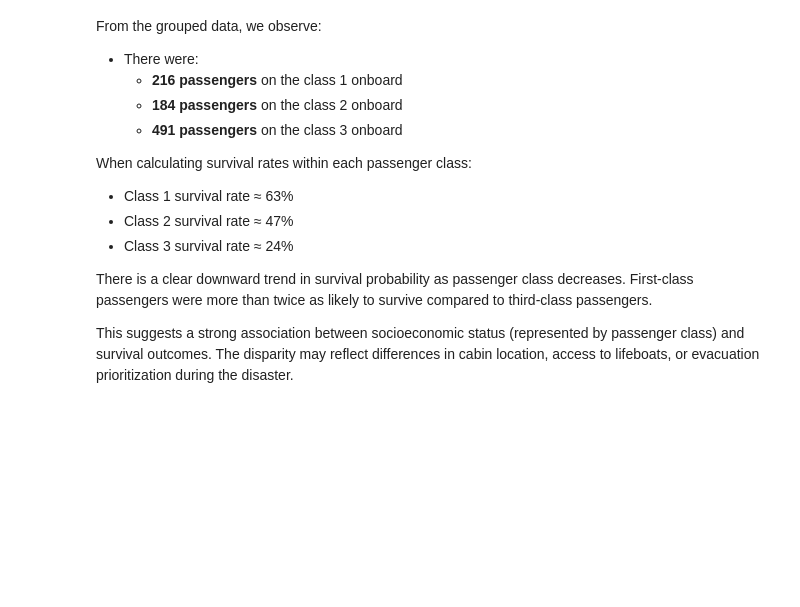
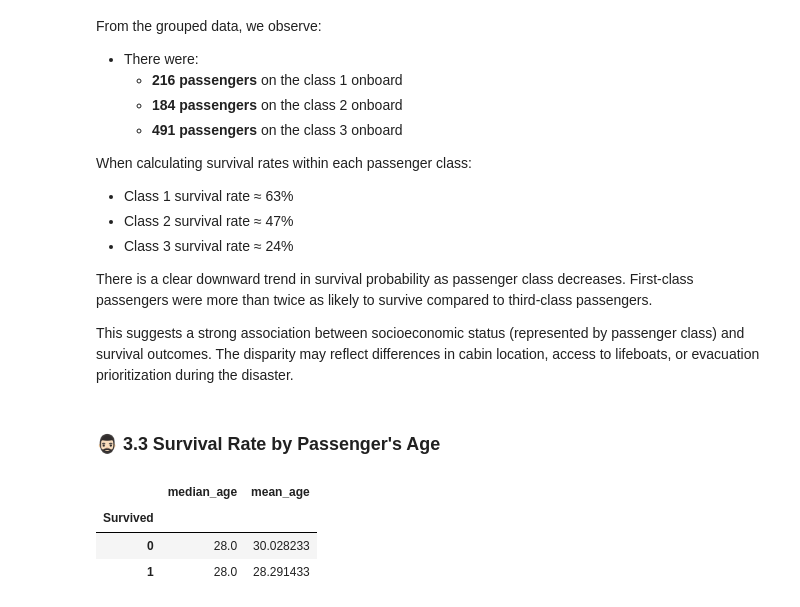
Before and after one commit to christianleonardthamrin/ai-pandas-basic, a Jupyter notebook: analysis/eda.ipynb, the cells around one changed output. Drawn from its saved outputs; the diff is of its cells as text; code cells hidden in the pictures; blank space fills up the shorter version.

Commit message:
feat: task 3.2 & task 3.3 -- calculate survival probability by passengers age & embarkation port

```diff
--- a/analysis/eda.ipynb
+++ b/analysis/eda.ipynb
@@ -329,3 +329,12 @@ When calculating survival rates within each passenger class:
 There is a clear downward trend in survival probability as passenger class decreases. First-class passengers were more than twice as likely to survive compared to third-class passengers.
 
 This suggests a strong association between socioeconomic status (represented by passenger class) and survival outcomes. The disparity may reflect differences in cabin location, access to lifeboats, or evacuation prioritization during the disaster.
+# %% [markdown]
+### 🧔🏻‍♂️ 3.3 Survival Rate by Passenger's Age
+# %%
+df.groupby('Survived').agg(median_age=('Age', 'median'), mean_age=('Age', 'mean'))
+# %% [output]
+|  | median_age | mean_age |
+| Survived |  |  |
+| 0 | 28.0 | 30.028233 |
+| 1 | 28.0 | 28.291433 |
```
Also changed, not shown: parts of 6 cells of this notebook.
